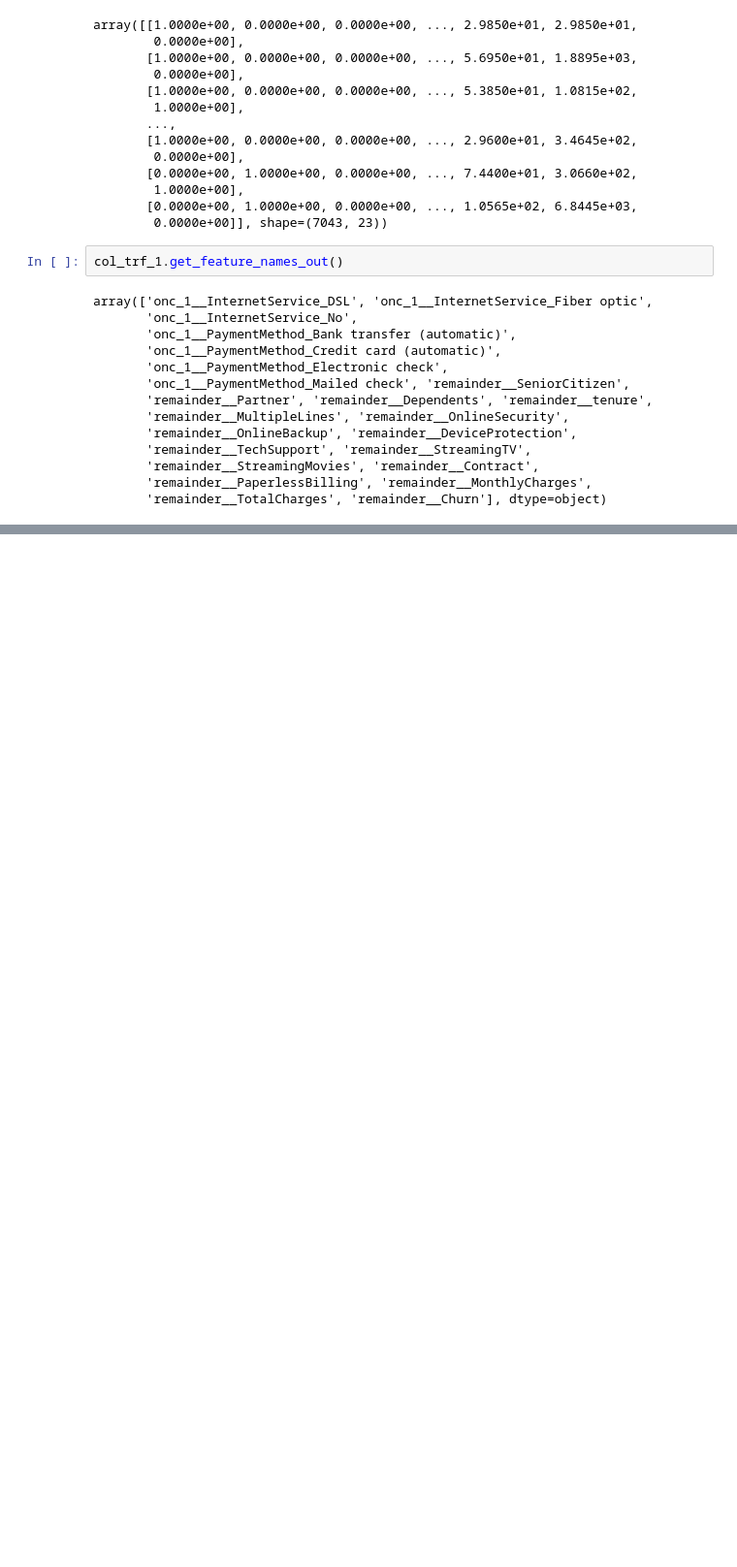
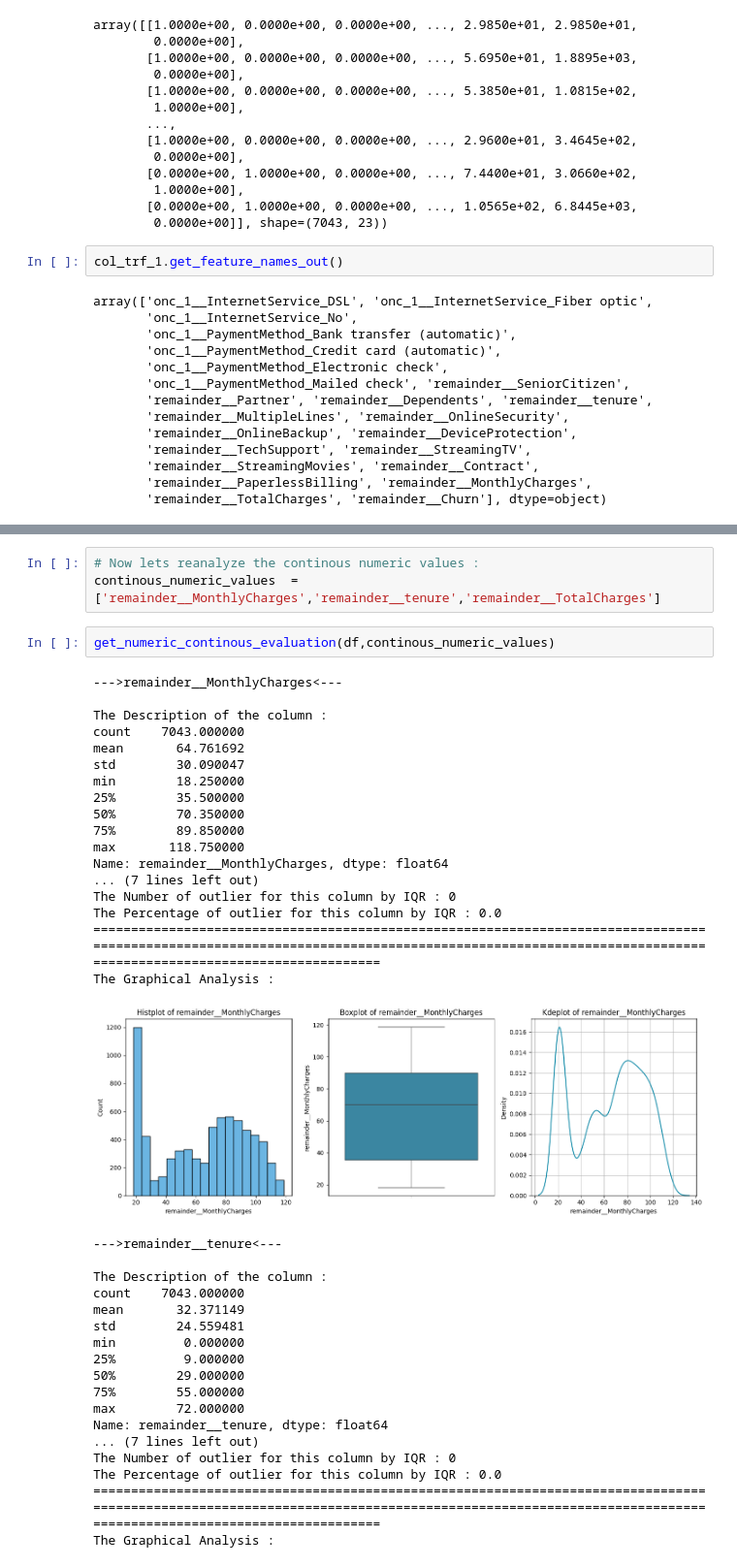
Before and after one commit to AyushDevadiga1/ml-customer-churn-prediction-app, a Jupyter notebook: model_training/train.ipynb, the cells around one changed output, grey strips where cells are left out. Shown at 97% size. Saved outputs shown, nothing was run; the diff lists cells and outputs as text; blank space fills up the shorter version.

Commit message:
Numeric Value and Label Analysis

```diff
--- a/model_training/train.ipynb
+++ b/model_training/train.ipynb
@@ -584,0 +608,41 @@ df
+# %%
+# Now lets reanalyze the continous numeric values :
+continous_numeric_values  =  ['remainder__MonthlyCharges','remainder__tenure','remainder__TotalCharges']
+# %%
+get_numeric_continous_evaluation(df,continous_numeric_values)
+# %% [output]
+--->remainder__MonthlyCharges<---
+
+The Description of the column :
+count    7043.000000
+mean       64.761692
+std        30.090047
+min        18.250000
+25%        35.500000
+50%        70.350000
+75%        89.850000
+max       118.750000
+Name: remainder__MonthlyCharges, dtype: float64
+... (7 lines left out)
+The Number of outlier for this column by IQR : 0
+The Percentage of outlier for this column by IQR : 0.0
+========================================================================================================================================================================================================
+The Graphical Analysis :
+[figure, added]
+--->remainder__tenure<---
+
+The Description of the column :
+count    7043.000000
+mean       32.371149
+std        24.559481
+min         0.000000
+25%         9.000000
+50%        29.000000
+75%        55.000000
+max        72.000000
+Name: remainder__tenure, dtype: float64
+... (7 lines left out)
+The Number of outlier for this column by IQR : 0
+The Percentage of outlier for this column by IQR : 0.0
+========================================================================================================================================================================================================
+The Graphical Analysis :
```
Also changed, not shown: parts of 9 cells of this notebook.
